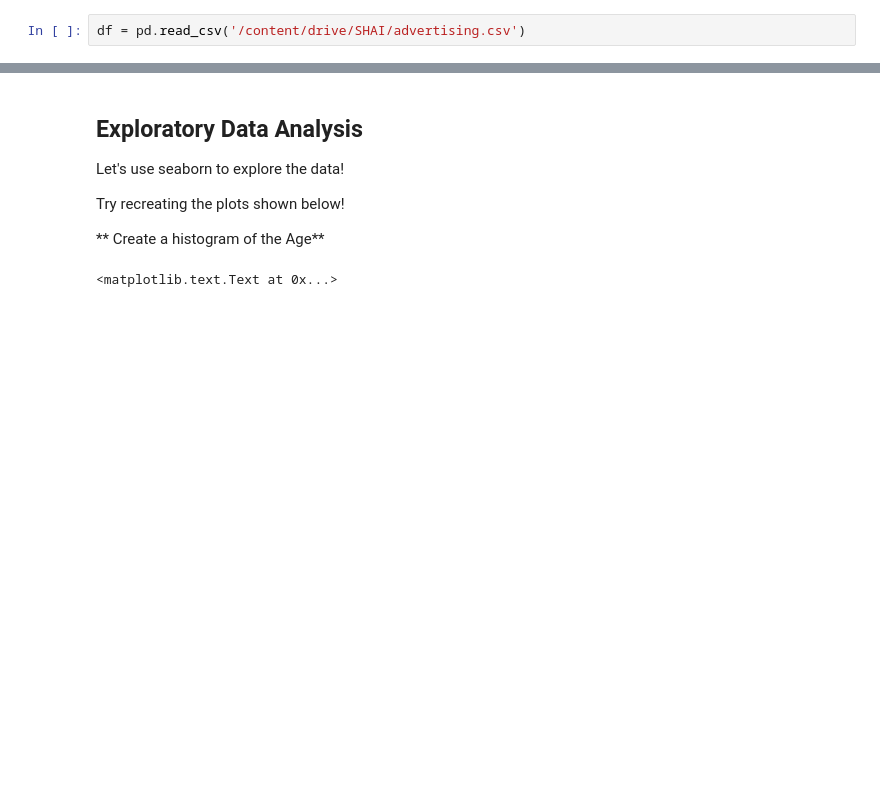
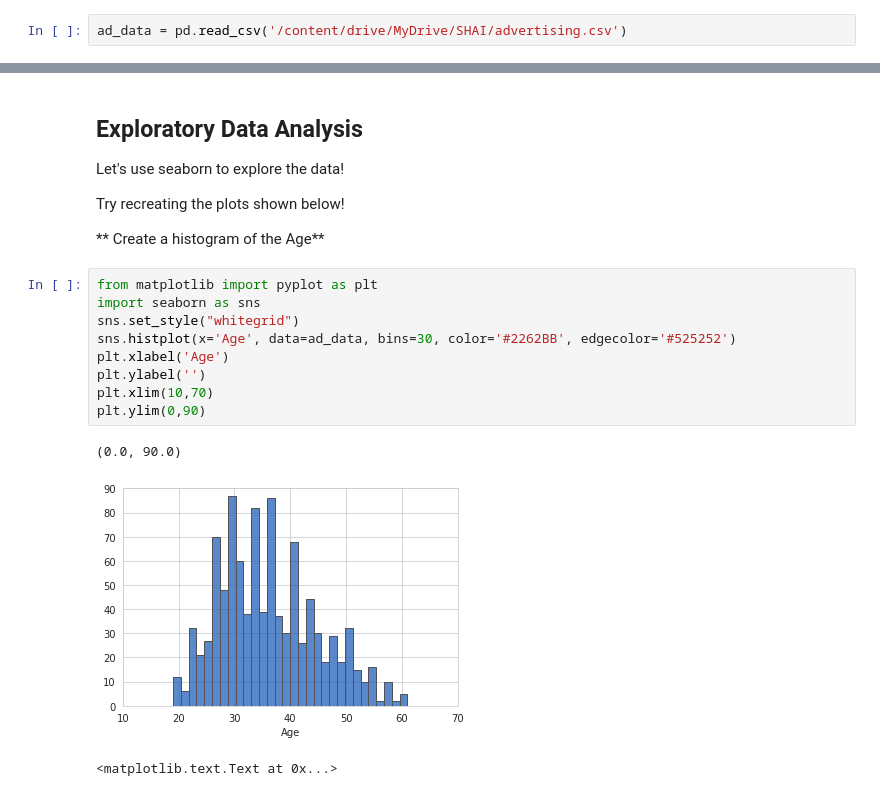
Before and after one commit to esraa-abdelmaksoud/Shai-Training-Notebooks, a Jupyter notebook: task_7_exercises.ipynb, the cells around one changed output, grey strips where cells are left out. Cells and saved outputs as stored; diff of their text form; blank space fills up the shorter version.

```diff
--- a/task_7_exercises.ipynb
+++ b/task_7_exercises.ipynb
@@ -33,4 +33,4 @@ Drive already mounted at /content/drive; to attempt to forcibly remount, call dr
 ## Get the Data
 **Read in the advertising.csv file and set it to a data frame called ad_data.**
 # %%
-df = pd.read_csv('/content/drive/SHAI/advertising.csv')
+ad_data = pd.read_csv('/content/drive/MyDrive/SHAI/advertising.csv')
@@ -87,6 +123,18 @@ Let's use seaborn to explore the data!
 Try recreating the plots shown below!
 
 ** Create a histogram of the Age**
+# %%
+from matplotlib import pyplot as plt
+import seaborn as sns
+sns.set_style("whitegrid")
+sns.histplot(x='Age', data=ad_data, bins=30, color='#2262BB', edgecolor='#525252')
+plt.xlabel('Age')
+plt.ylabel('')
+plt.xlim(10,70)
+plt.ylim(0,90)
+# %% [output]
+(0.0, 90.0)
+[figure, added]
 # %%
 # %% [output]
 <matplotlib.text.Text at 0x...>
```
Also changed, not shown: parts of 7 cells of this notebook.
